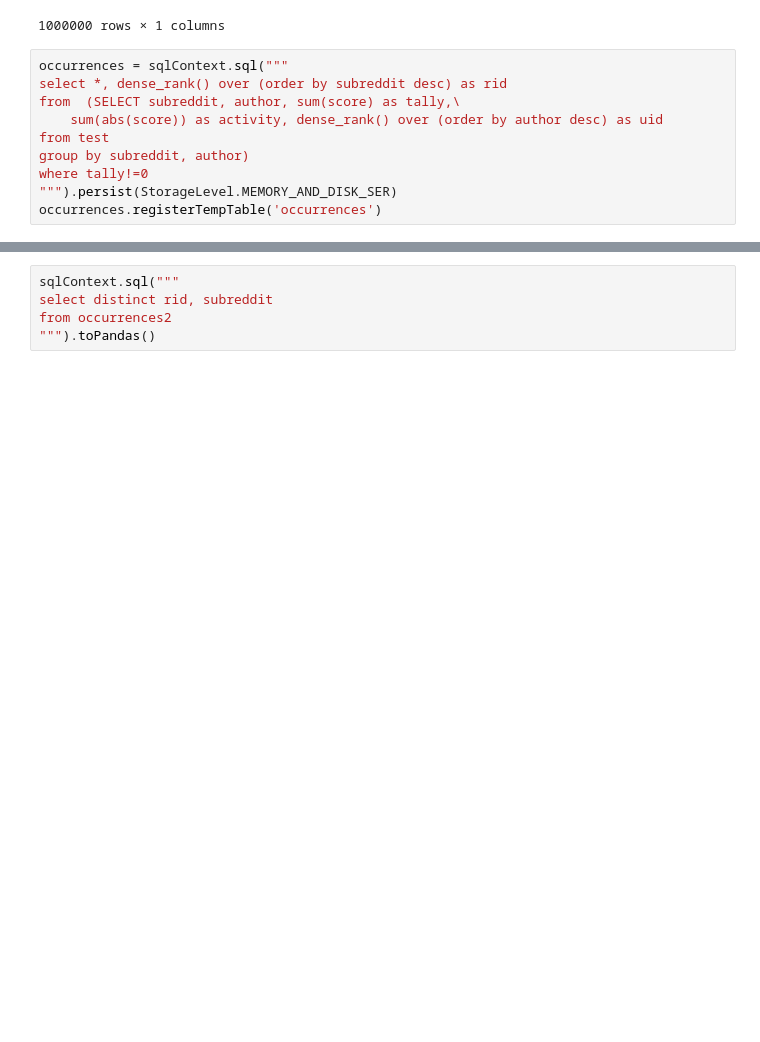
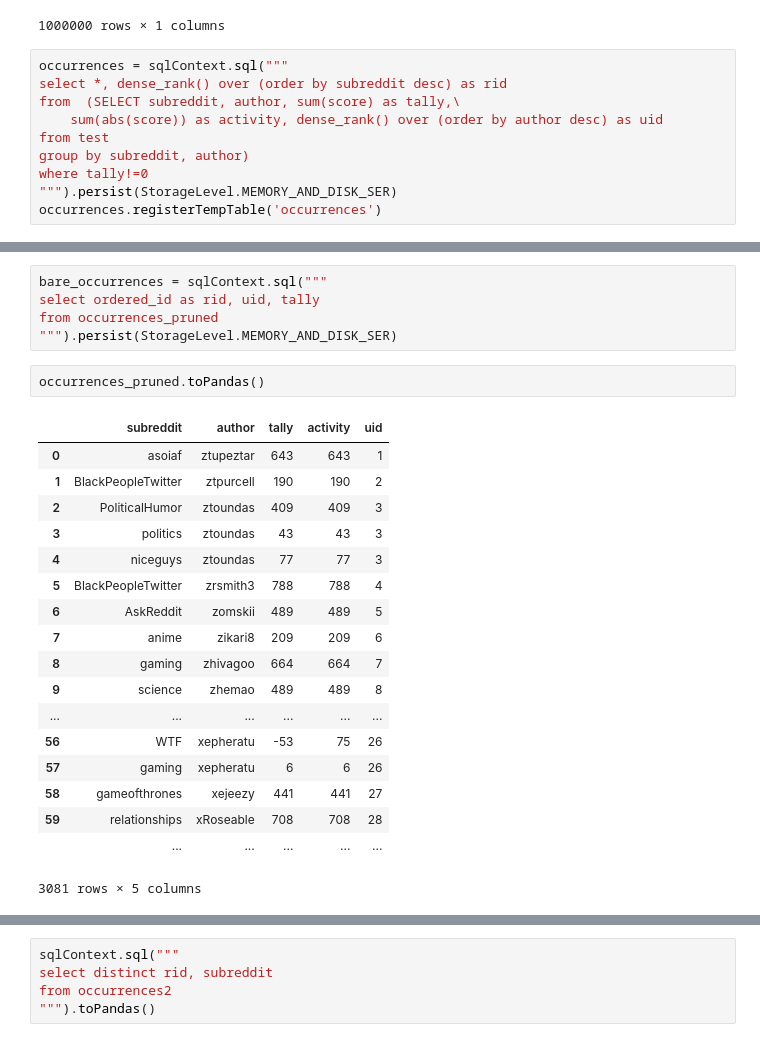
Before and after one commit to hoidn/Reddicommend, a Jupyter notebook: testing.ipynb, the cells around one changed output, grey strips where cells are left out. Saved outputs shown, nothing was run; the diff lists cells and outputs as text; blank space fills up the shorter version.

```diff
--- a/testing.ipynb
+++ b/testing.ipynb
@@ -113,0 +196,26 @@ occurrences2.toPandas()
+# %%
+bare_occurrences = sqlContext.sql("""
+select ordered_id as rid, uid, tally
+from occurrences_pruned
+""").persist(StorageLevel.MEMORY_AND_DISK_SER)
+# %%
+occurrences_pruned.toPandas()
+# %% [output]
+|  | subreddit | author | tally | activity | uid |
+| 0 | asoiaf | ztupeztar | 643 | 643 | 1 |
+| 1 | BlackPeopleTwitter | ztpurcell | 190 | 190 | 2 |
+| 2 | PoliticalHumor | ztoundas | 409 | 409 | 3 |
+| 3 | politics | ztoundas | 43 | 43 | 3 |
+| 4 | niceguys | ztoundas | 77 | 77 | 3 |
+| 5 | BlackPeopleTwitter | zrsmith3 | 788 | 788 | 4 |
+| 6 | AskReddit | zomskii | 489 | 489 | 5 |
+| 7 | anime | zikari8 | 209 | 209 | 6 |
+| 8 | gaming | zhivagoo | 664 | 664 | 7 |
+| 9 | science | zhemao | 489 | 489 | 8 |
+| ... | ... | ... | ... | ... | ... |
+| 56 | WTF | xepheratu | -53 | 75 | 26 |
+| 57 | gaming | xepheratu | 6 | 6 | 26 |
+| 58 | gameofthrones | xejeezy | 441 | 441 | 27 |
+| 59 | relationships | xRoseable | 708 | 708 | 28 |
+|  | ... | ... | ... | ... | ... |
+3081 rows × 5 columns
```
Also changed, not shown: parts of 39 cells of this notebook.
